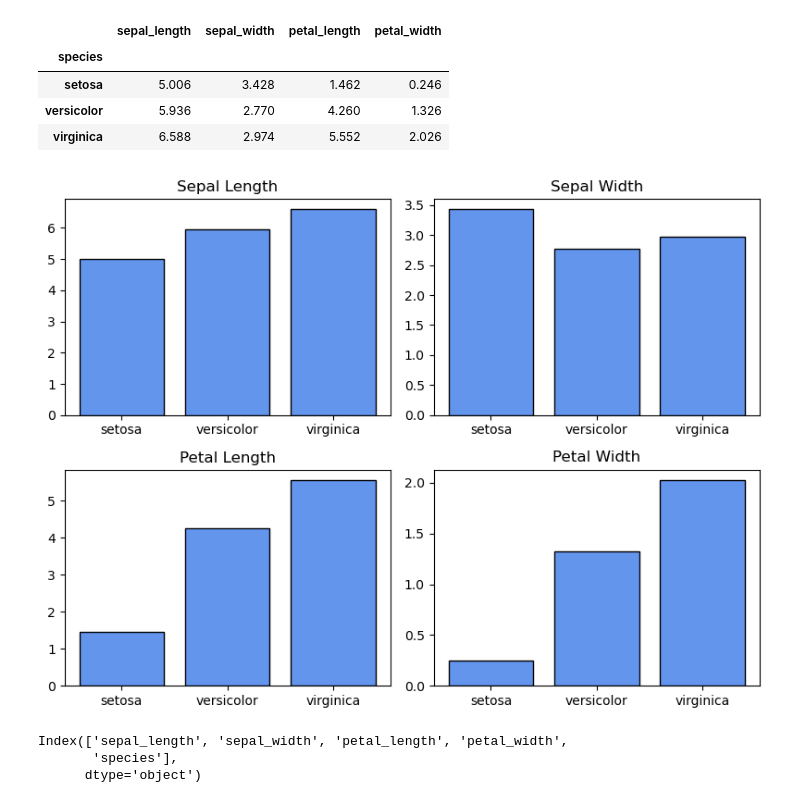
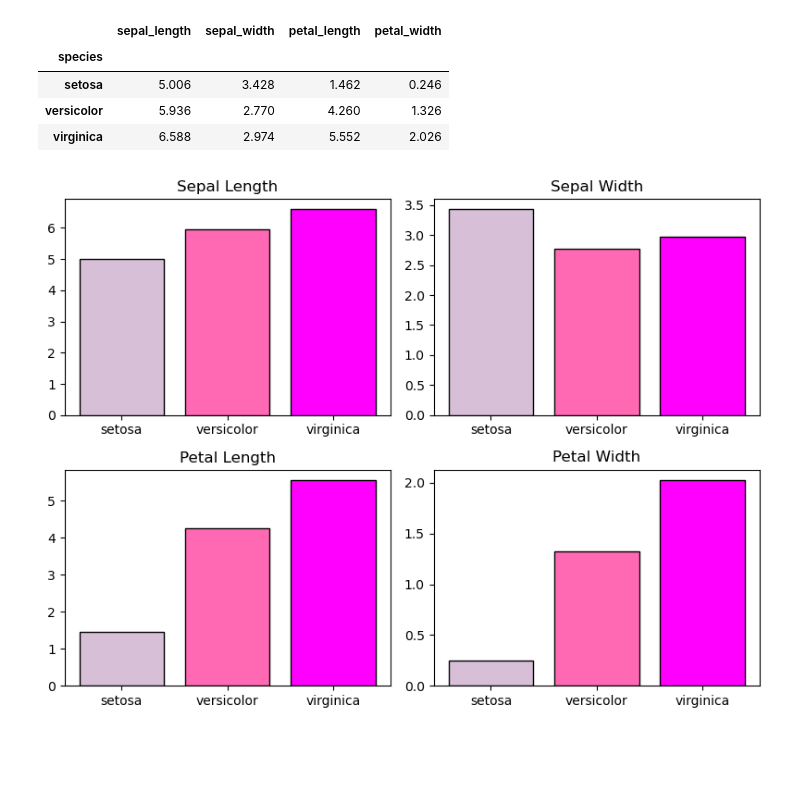
Before and after one commit to slylockfox/Maryville-DSCI-503-2, a Jupyter notebook: HW_06_Snyder.ipynb, the cells around one changed output. Drawn from its saved outputs; the diff is of its cells as text; code cells hidden in the pictures; blank space fills up the shorter version.

```diff
--- a/HW_06_Snyder.ipynb
+++ b/HW_06_Snyder.ipynb
@@ -58,29 +58,24 @@ iris_columns = ['Sepal Length', 'Sepal Width', 'Petal Length', 'Petal Width']
 # %%
 # Set the figure size to [8,6].
 plt.figure(figsize=[8,6])
 
 # Use a loop to create a figure containing four bar charts arranged in a 2x2 grid.
 # Each bar chart should contain three bars whose heights represent information from one of the four columns from the iris_means DataFrame.
 numeric_column_names = iris_means.select_dtypes(include='number').columns.tolist()
 species_list = iris_means.index
 for i, column_name in enumerate(numeric_column_names):
     plt.subplot(2,2,i+1)
 
     # The bars should be labeled according to the iris species they represent. You can extract this information from iris_means using iris_means.index
-    plt.bar(x=species_list, height=iris_means.loc[species_list,column_name], color='cornflowerblue', edgecolor='black')
+    # The bars should have a black border. The color parameter should be set to the iris_colors list.
+    plt.bar(x=species_list, height=iris_means.loc[species_list,column_name], color=iris_colors, edgecolor='black')
 
     # Each subplot should have one of the following titles: "Mean Sepal Length", "Mean Sepal Width", "Mean Petal Length", or "Mean Petal Width". You can use the iris_columns list to help form these titles.
     plt.title(iris_columns[i])
 
 # Call plt.tight_layout()
 plt.tight_layout()
 # display the figure using plt.plot().
 plt.show()
 # %% [output]
-[figure, old version]
+[figure, new version]
-# %%
-iris.columns
-# %% [output]
-Index(['sepal_length', 'sepal_width', 'petal_length', 'petal_width',
-       'species'],
-      dtype='object')
```
Also changed, not shown: parts of 5 cells of this notebook.
